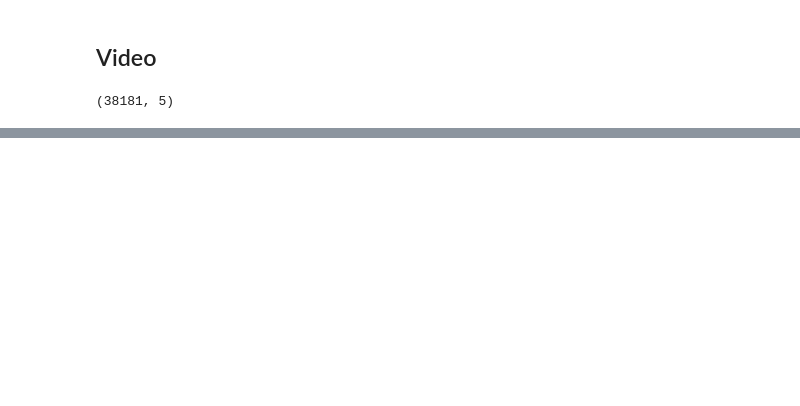
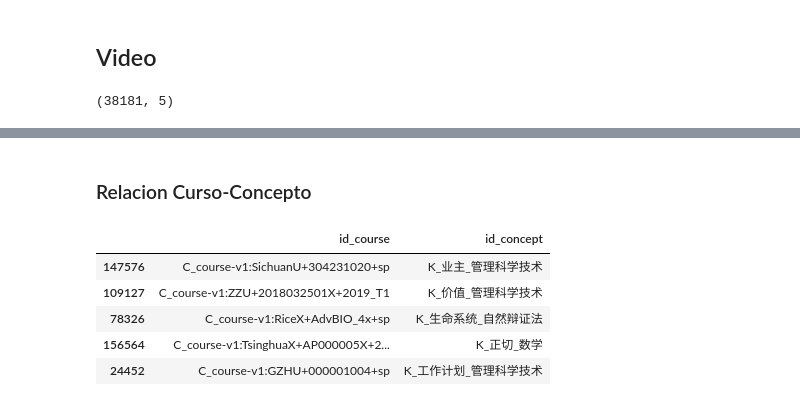
Before and after one commit to SantiagoPardo726/Tesis, a Jupyter notebook: notebooks/MOOCCubeExploration.ipynb, the cells around one changed output, grey strips where cells are left out. Cells and saved outputs as stored; diff of their text form; code cells hidden in the pictures; blank space fills up the shorter version.

```diff
--- a/notebooks/MOOCCubeExploration.ipynb
+++ b/notebooks/MOOCCubeExploration.ipynb
@@ -172,0 +159,2 @@ video_df.sample(5)
+# %% [markdown]
+### Relacion Curso-Concepto
@@ -172,0 +172,9 @@ video_df.sample(5)
+# %%
+course_concept_relation_df.sample(5)
+# %% [output]
+|  | id_course | id_concept |
+| 147576 | C_course-v1:SichuanU+304231020+sp | K_业主_管理科学技术 |
+| 109127 | C_course-v1:ZZU+2018032501X+2019_T1 | K_价值_管理科学技术 |
+| 78326 | C_course-v1:RiceX+AdvBIO_4x+sp | K_生命系统_自然辩证法 |
+| 156564 | C_course-v1:TsinghuaX+AP000005X+2... | K_正切_数学 |
+| 24452 | C_course-v1:GZHU+000001004+sp | K_工作计划_管理科学技术 |
```
Also changed, not shown: parts of 20 cells of this notebook, 2 other files.
